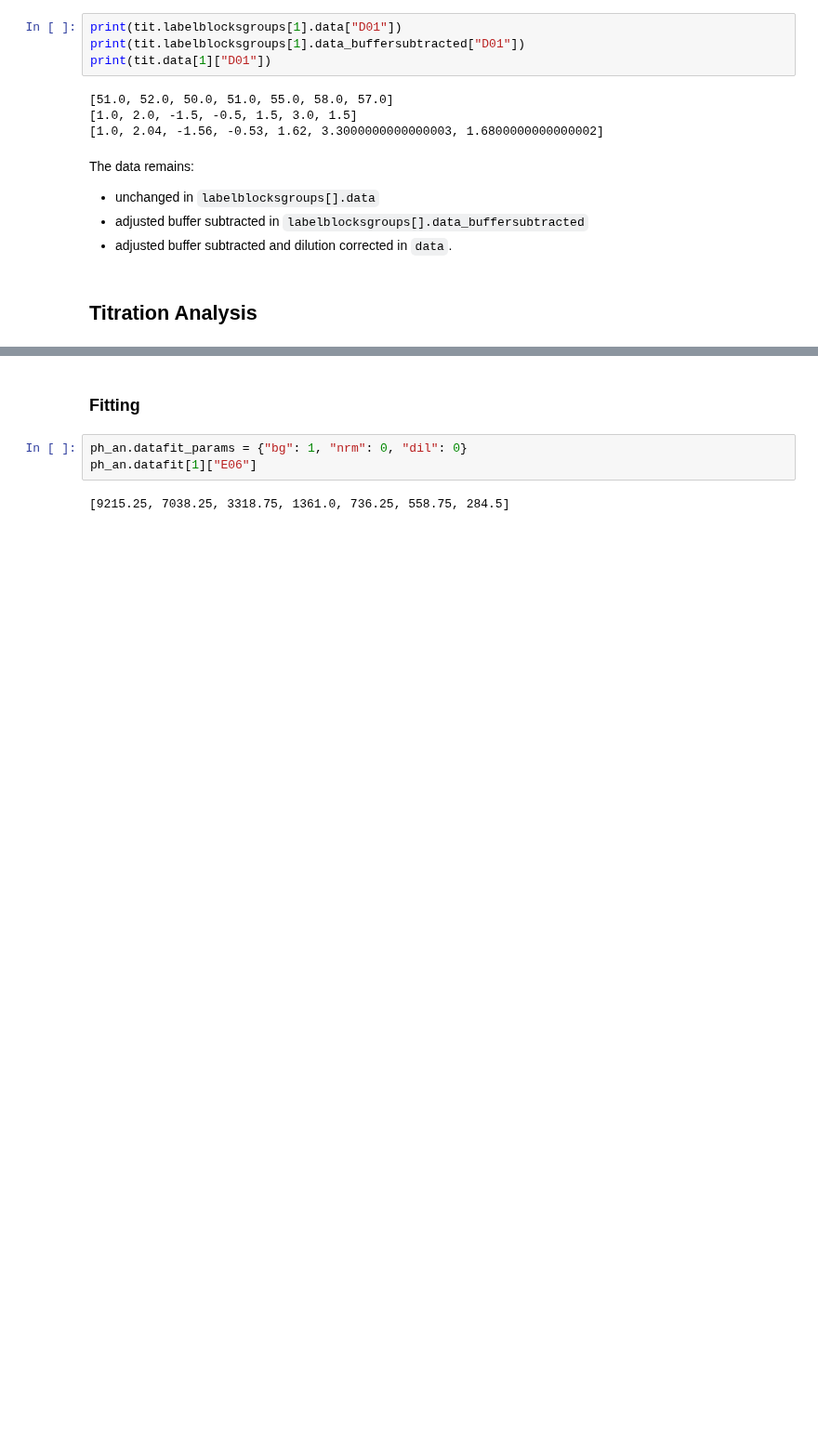
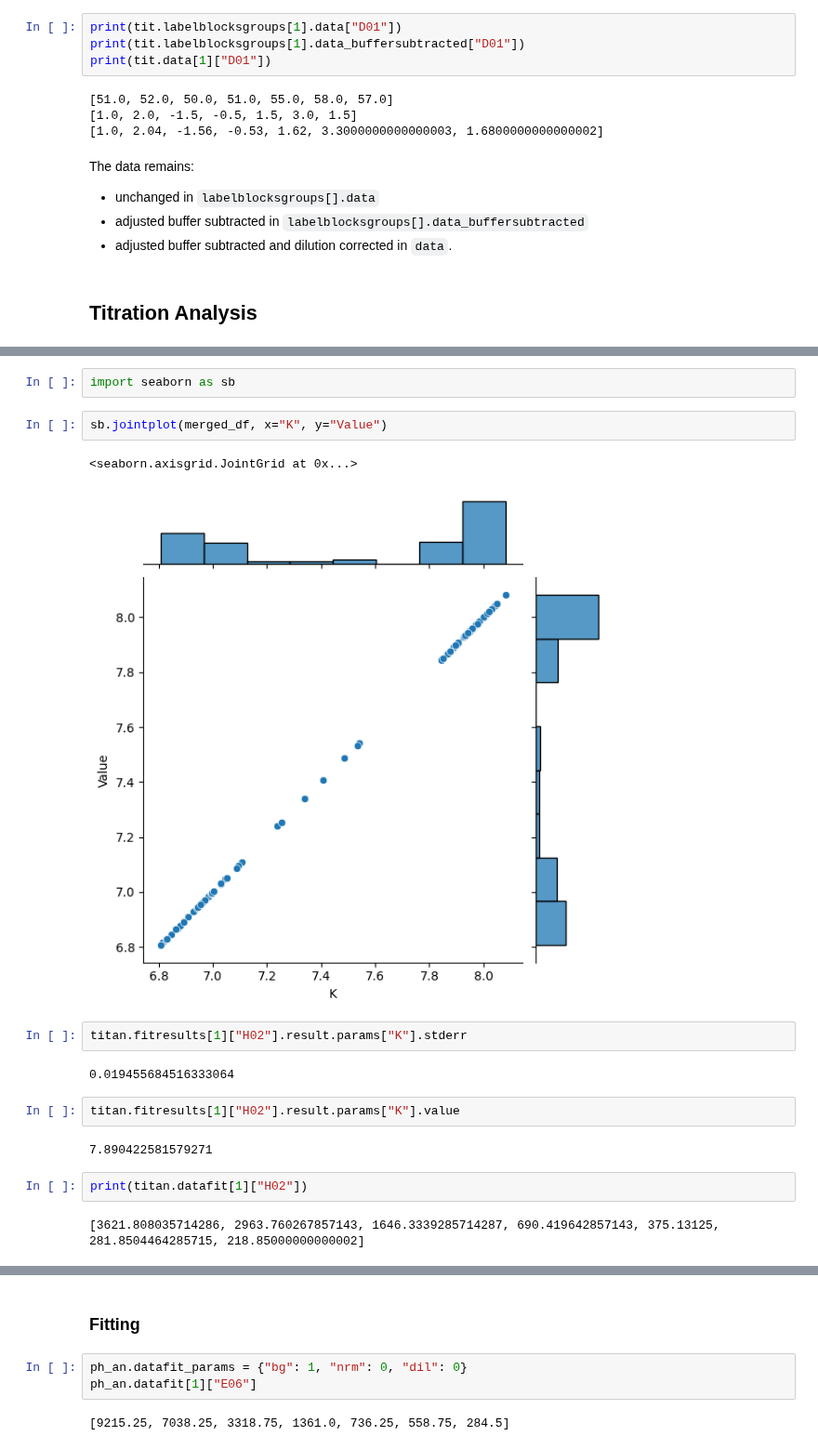
Before and after one commit to darosio/ClopHfit, a Jupyter notebook: docs/tutorials/prtecan.ipynb, the cells around one changed output, grey strips where cells are left out. Shown at 93% size. Drawn from its saved outputs; the diff is of its cells as text; blank space fills up the shorter version.

```diff
--- a/docs/tutorials/prtecan.ipynb
+++ b/docs/tutorials/prtecan.ipynb
@@ -244,0 +271,19 @@ ph_an.fitresults[1]
+# %%
+import seaborn as sb
+# %%
+sb.jointplot(merged_df, x="K", y="Value")
+# %% [output]
+<seaborn.axisgrid.JointGrid at 0x...>
+[figure, added]
+# %%
+titan.fitresults[1]["H02"].result.params["K"].stderr
+# %% [output]
+0.019455684516333064
+# %%
+titan.fitresults[1]["H02"].result.params["K"].value
+# %% [output]
+7.890422581579271
+# %%
+print(titan.datafit[1]["H02"])
+# %% [output]
+[3621.808035714286, 2963.760267857143, 1646.3339285714287, 690.419642857143, 375.13125, 281.8504464285715, 218.85000000000002]
```
Also changed, not shown: parts of 23 cells of this notebook, 5 other files.
